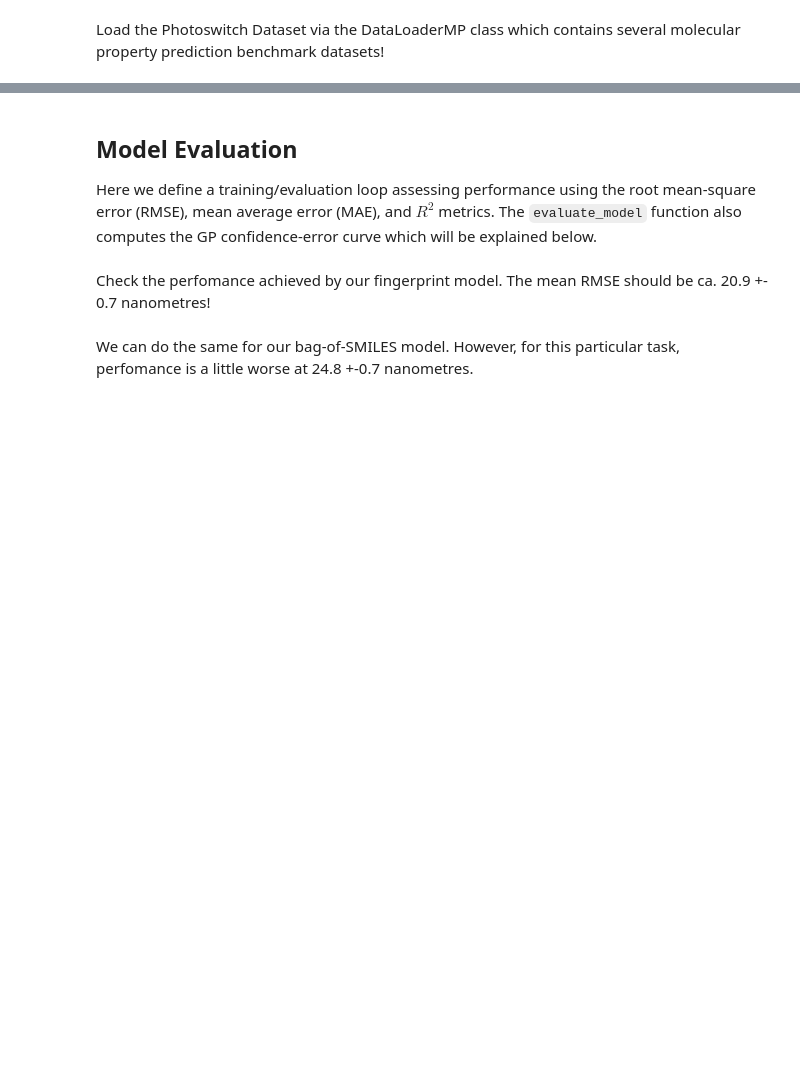
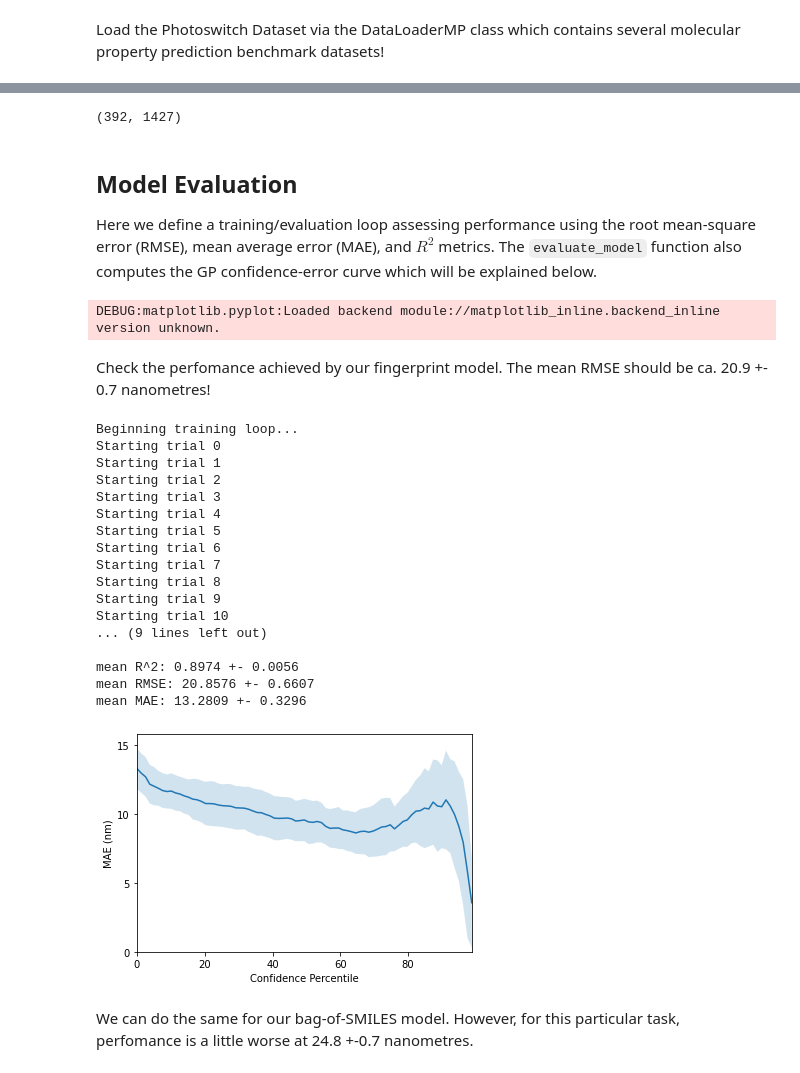
Before and after one commit to leojklarner/gauche, a Jupyter notebook: notebooks/GP Regression on Molecules.ipynb, the cells around one changed output, grey strips where cells are left out. Cells and saved outputs as stored; diff of their text form; code cells hidden in the pictures; blank space fills up the shorter version.

Commit message:
Adding Mordred descriptor example

```diff
--- a/notebooks/GP Regression on Molecules.ipynb
+++ b/notebooks/GP Regression on Molecules.ipynb
@@ -89,3 +140,7 @@ X_boc = loader.features
+# %%
+print(X_mordred.shape)
+# %% [output]
+(392, 1427)
 # %% [markdown]
 ## Model Evaluation ##
 
@@ -98,12 +153,15 @@ from matplotlib import pyplot as plt
 %matplotlib inline
 
 
-def evaluate_model(X, y):
-    """
-    Helper function for model evaluation
+def evaluate_model(X, y, use_mordred=False):
+    """Helper function for model evaluation.
 
-    X: Inputs
-    y: Outputs
+    Args:
+        X: n x d NumPy array of inputs representing molecules
+        y: n x 1 NumPy array of output labels
+        use_mordred: Bool specifying whether the X features are mordred descriptors. If yes, then apply PCA.
+    Returns:
+        regression metrics and confidence-error curve plot.
     """
 
     # initialise performance metric lists
@@ -126,7 +184,15 @@ def evaluate_model(X, y):
 
         X_train, X_test, y_train, y_test = train_test_split(X, y, test_size=test_set_size, random_state=i)
 
-        #  We standardise the outputs but leave the inputs unchanged
+        if use_mordred:
+            scaler = StandardScaler()
+            X_train = scaler.fit_transform(X_train)
+            X_test = scaler.transform(X_test)
+            pca_mordred = PCA(n_components=51)
+            X_train = pca_mordred.fit_transform(X_train)
+            X_test = pca_mordred.transform(X_test)
+
+        #  We standardise the outputs
         _, y_train, _, y_test, y_scaler = transform_data(X_train, y_train, X_test, y_test)
 
         # Convert numpy arrays to PyTorch tensors and flatten the label vectors
@@ -137,7 +203,10 @@ def evaluate_model(X, y):
 
         # initialise GP likelihood and model
         likelihood = gpytorch.likelihoods.GaussianLikelihood()
-        model = ExactGPModel(X_train, y_train, likelihood)
+        if use_mordred:
+            model = ExactMordredGPModel(X_train, y_train, likelihood)
+        else:
+            model = ExactGPModel(X_train, y_train, likelihood)
 
         # Find optimal model hyperparameters
         # "Loss" for GPs - the marginal log likelihood
@@ -223,10 +292,33 @@ def evaluate_model(X, y):
     plt.xlim([0, 100 * ((len(y_test) - 1) / len(y_test))])
     plt.yticks(np.arange(0, np.max(upper) + 1, 5.0))
     plt.show()
+
+    return rmse_list
+# %% [output]
+DEBUG:matplotlib.pyplot:Loaded backend module://matplotlib_inline.backend_inline version unknown.
 # %% [markdown]
 Check the perfomance achieved by our fingerprint model. The mean RMSE should be ca. 20.9 +- 0.7 nanometres!
 # %%
-evaluate_model(X_fragprints, y)
+rmse_fragprints = evaluate_model(X_fragprints, y)
+# %% [output]
+Beginning training loop...
+Starting trial 0
+Starting trial 1
+Starting trial 2
+Starting trial 3
+Starting trial 4
+Starting trial 5
+Starting trial 6
+Starting trial 7
+Starting trial 8
+Starting trial 9
+Starting trial 10
+... (9 lines left out)
+
+mean R^2: 0.8974 +- 0.0056
+mean RMSE: 20.8576 +- 0.6607
+mean MAE: 13.2809 +- 0.3296
+[figure, added]
 # %% [markdown]
 We can do the same for our bag-of-SMILES model. However, for this particular task, perfomance is a little worse at 24.8 +-0.7 nanometres.
 # %%
```
Also changed, not shown: parts of 10 cells of this notebook.
